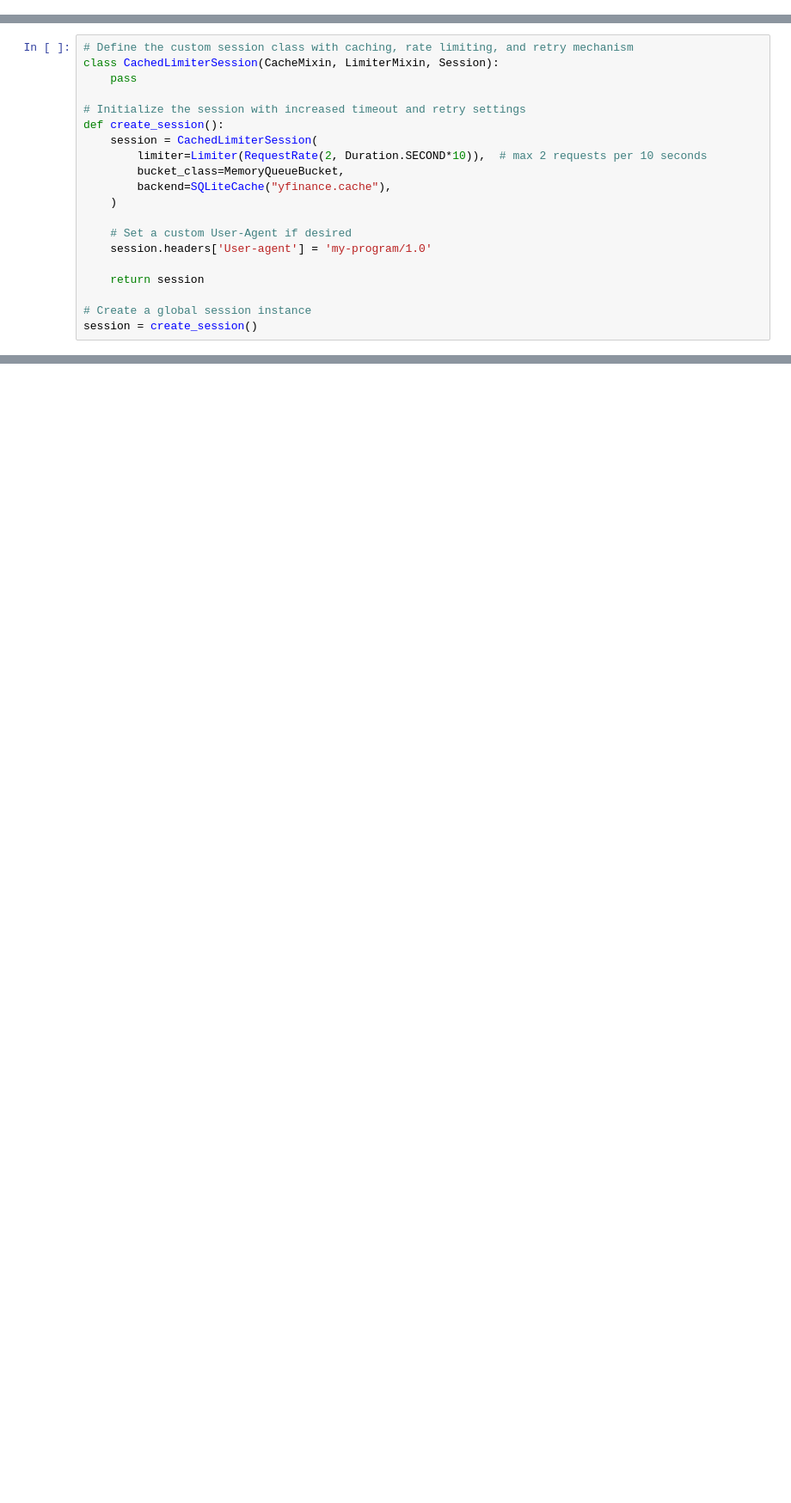
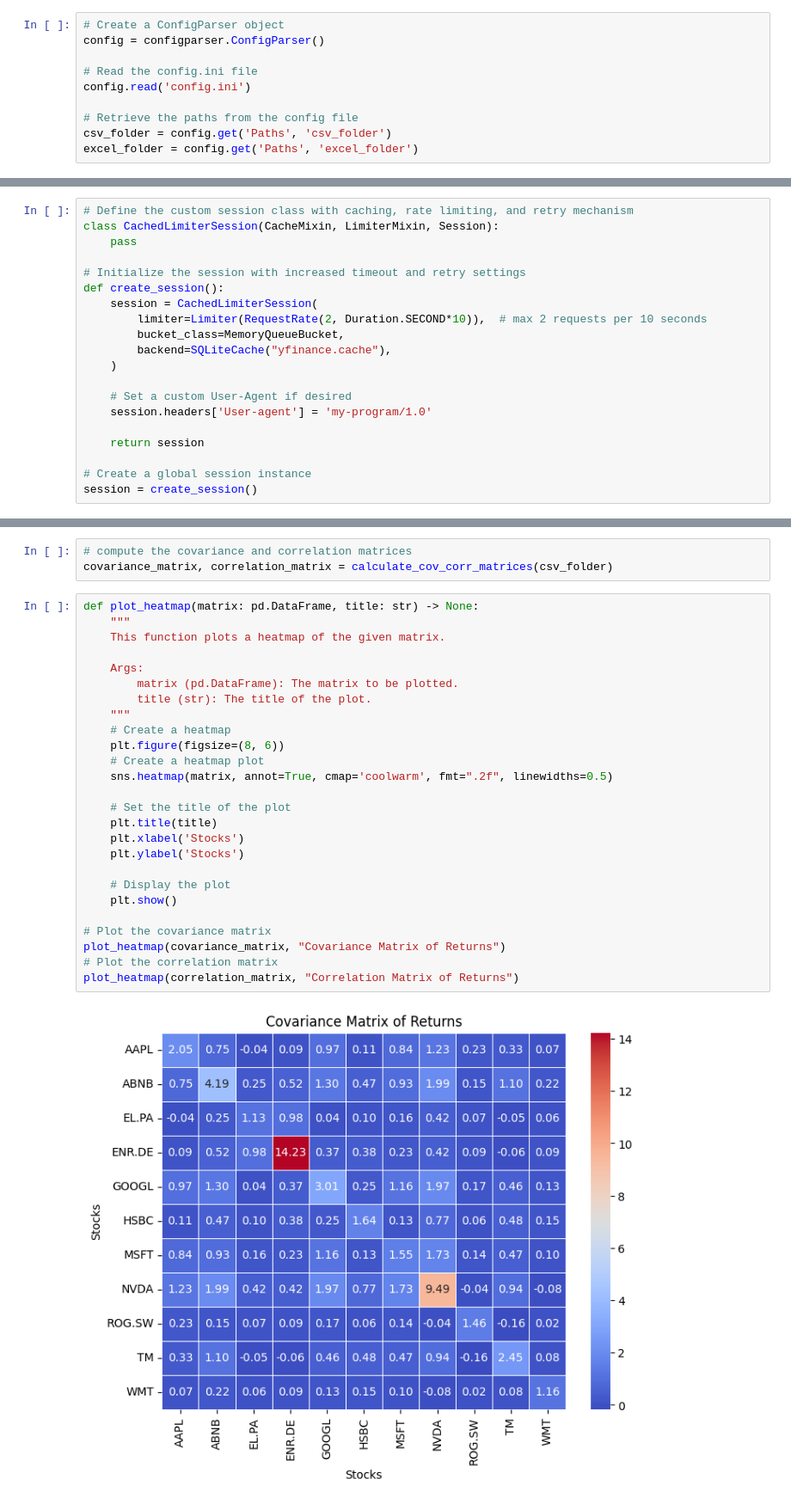
Before and after one commit to MauroAndretta/PortfolioBuilder, a Jupyter notebook: notebooks/PortfolioBuilder.ipynb, the cells around one changed output, grey strips where cells are left out. Shown at 86% size. Cells and saved outputs as stored; diff of their text form; blank space fills up the shorter version.

Commit message:
Updated PortfolioBuilder to compute the covariance and correlation matricies

```diff
--- a/notebooks/PortfolioBuilder.ipynb
+++ b/notebooks/PortfolioBuilder.ipynb
@@ -47,0 +53,10 @@ exel_companies_folder = '../companies_data/exel_files'
+# %%
+# Create a ConfigParser object
+config = configparser.ConfigParser()
+
+# Read the config.ini file
+config.read('config.ini')
+
+# Retrieve the paths from the config file
+csv_folder = config.get('Paths', 'csv_folder')
+excel_folder = config.get('Paths', 'excel_folder')
@@ -267,0 +373,31 @@ for key, value in company_data.items():
+# %%
+# compute the covariance and correlation matrices
+covariance_matrix, correlation_matrix = calculate_cov_corr_matrices(csv_folder)
+# %%
+def plot_heatmap(matrix: pd.DataFrame, title: str) -> None:
+    """
+    This function plots a heatmap of the given matrix.
+
+    Args:
+        matrix (pd.DataFrame): The matrix to be plotted.
+        title (str): The title of the plot.
+    """
+    # Create a heatmap
+    plt.figure(figsize=(8, 6))
+    # Create a heatmap plot
+    sns.heatmap(matrix, annot=True, cmap='coolwarm', fmt=".2f", linewidths=0.5)
+
+    # Set the title of the plot
+    plt.title(title)
+    plt.xlabel('Stocks')
+    plt.ylabel('Stocks')
+
+    # Display the plot
+    plt.show()
+
+# Plot the covariance matrix
+plot_heatmap(covariance_matrix, "Covariance Matrix of Returns")
+# Plot the correlation matrix
+plot_heatmap(correlation_matrix, "Correlation Matrix of Returns")
+# %% [output]
+[figure, added]
```
Also changed, not shown: parts of 16 cells of this notebook.
